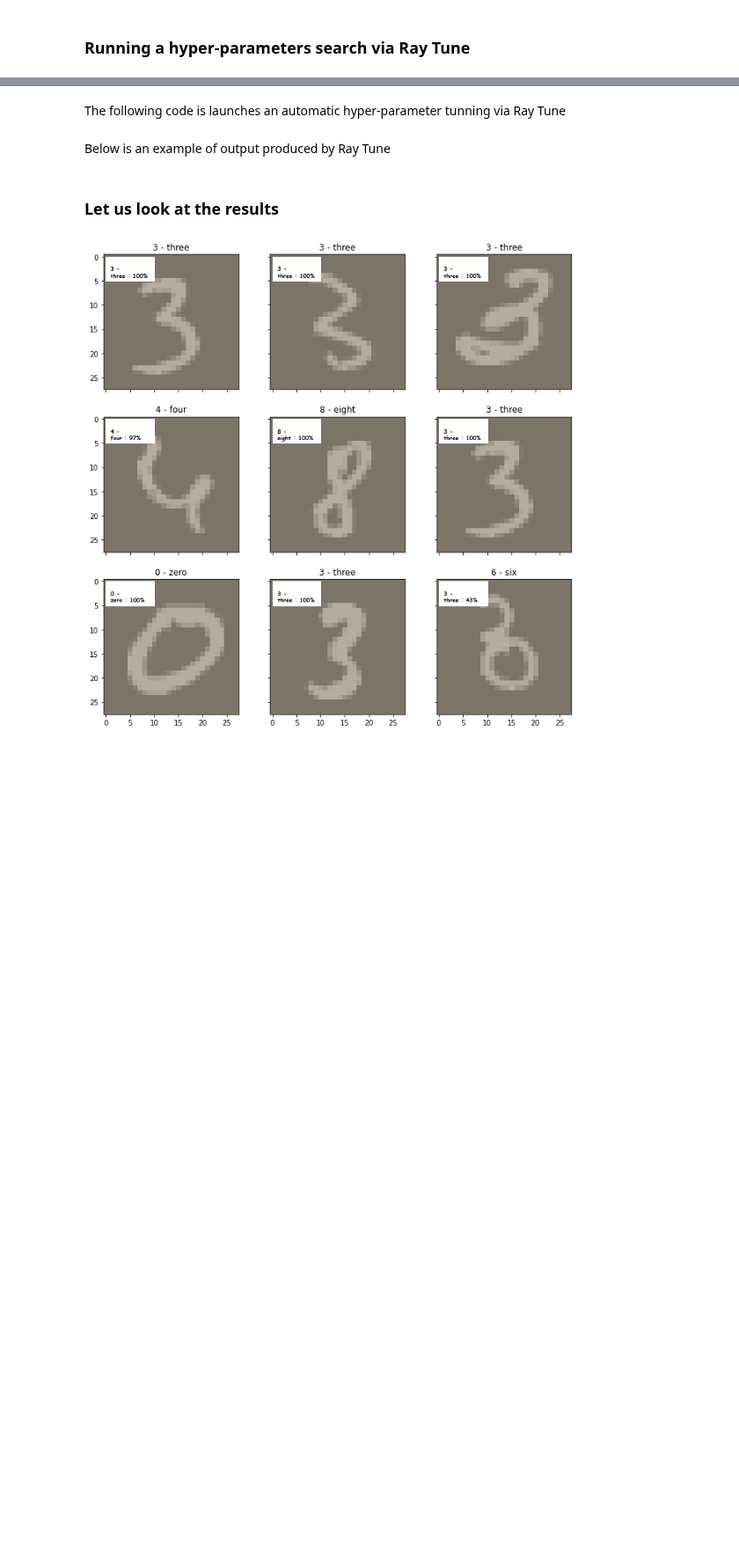
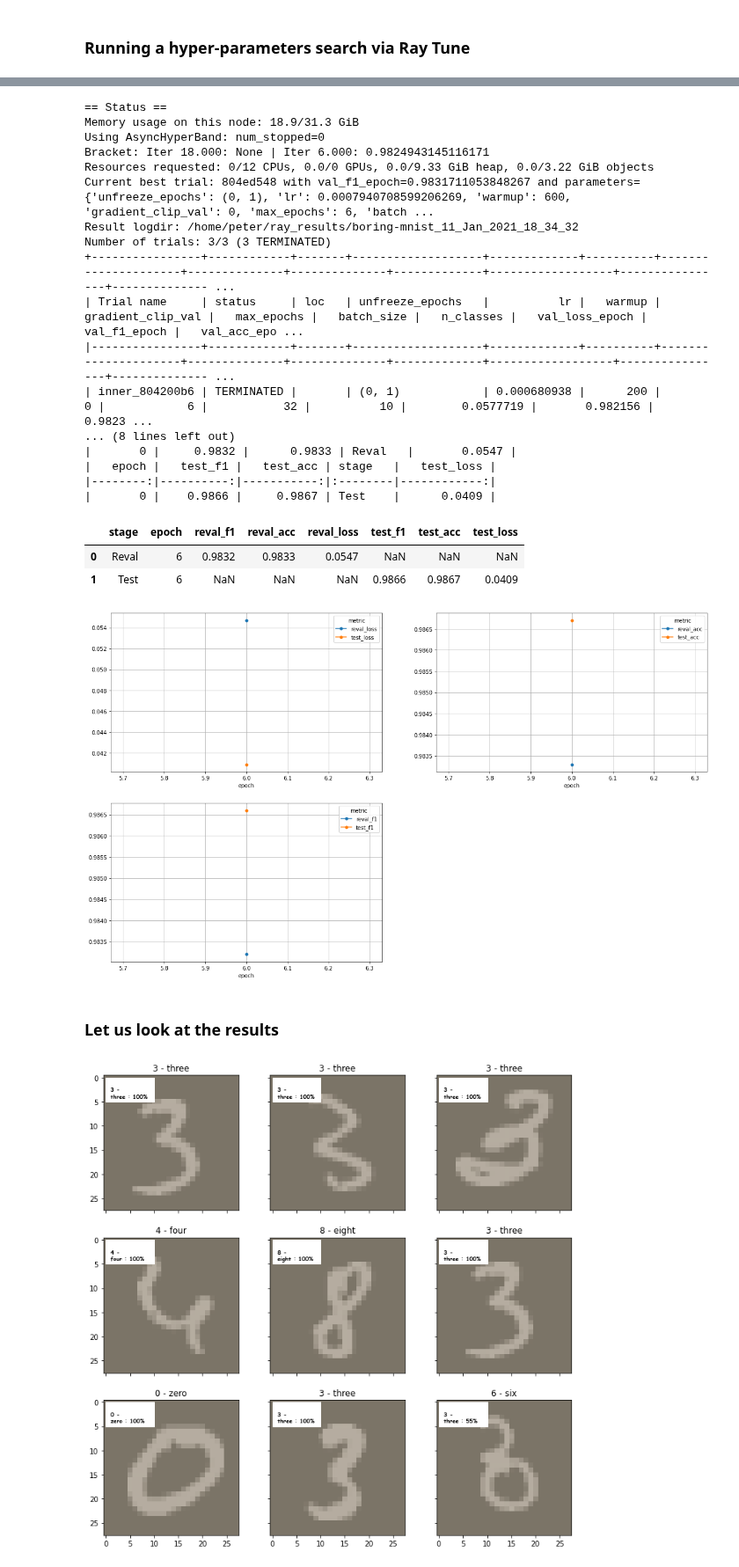
Before and after one commit to pgagarinov/pytorch-hyperlight, a Jupyter notebook: products/examples/boring_mnist.ipynb, the cells around one changed output, grey strips where cells are left out. Shown at 88% size. Saved outputs shown, nothing was run; the diff lists cells and outputs as text; code cells hidden in the pictures; blank space fills up the shorter version.

```diff
--- a/products/examples/boring_mnist.ipynb
+++ b/products/examples/boring_mnist.ipynb
@@ -366,10 +401,10 @@ TPU available: None, using: 0 TPU cores
 # %%
 SEARCH_SPACE_CONFIG = {
     "unfreeze_epochs": [0, 1],
-    "lr": tune.uniform(1e-5, 1e-4),
+    "lr": tune.uniform(1e-4, 1e-3),
     "warmup": tune.choice([200, 500, 600, 1000]),
     "gradient_clip_val": 0,
-    "max_epochs": tune.choice([10, 20, 30]),
+    "max_epochs": tune.choice([6]),
     "batch_size": tune.choice([16, 32, 64]),
     "n_classes": N_CLASSES,
 }
@@ -378,13 +413,11 @@ if FAST_DEV_RUN:
     SEARCH_SPACE_CONFIG["max_epochs"] = 2
     SEARCH_SPACE_CONFIG["batch_size"] = 32
 # %%
-if USAGE_MODE == "hyper-opt":
-    #
-    best_result = ptl_ray_runner.run_hyper_opt(
+if "hyper-opt" in USAGE_MODE_LIST:
+    best_result = runner.run_hyper_opt(
         LMODULE_CLASS,
         SEARCH_SPACE_CONFIG,
         TUNE_CONFIG,
     )
-
-    display(best_result["metrics"])
-    best_result["metrics"].plot()
+    best_result["metrics"].show_report()
+# %% [output]
@@ -391,7 +478,24 @@ if USAGE_MODE == "hyper-opt":
+== Status ==
+Memory usage on this node: 18.9/31.3 GiB
+Using AsyncHyperBand: num_stopped=0
+Bracket: Iter 18.000: None | Iter 6.000: 0.9824943145116171
+Resources requested: 0/12 CPUs, 0.0/0 GPUs, 0.0/9.33 GiB heap, 0.0/3.22 GiB objects
+Current best trial: 804ed548 with val_f1_epoch=0.9831711053848267 and parameters={'unfreeze_epochs': (0, 1), 'lr': 0.0007940708599206269, 'warmup': 600, 'gradient_clip_val': 0, 'max_epochs': 6, 'batch ...
+Result logdir: /home/peter/ray_results/boring-mnist_11_Jan_2021_18_34_32
+Number of trials: 3/3 (3 TERMINATED)
++----------------+------------+-------+-------------------+-------------+----------+---------------------+--------------+--------------+-------------+------------------+----------------+-------------- ...
+| Trial name     | status     | loc   | unfreeze_epochs   |          lr |   warmup |   gradient_clip_val |   max_epochs |   batch_size |   n_classes |   val_loss_epoch |   val_f1_epoch |   val_acc_epo ...
+|----------------+------------+-------+-------------------+-------------+----------+---------------------+--------------+--------------+-------------+------------------+----------------+-------------- ...
+| inner_804200b6 | TERMINATED |       | (0, 1)            | 0.000680938 |      200 |                   0 |            6 |           32 |          10 |        0.0577719 |       0.982156 |        0.9823 ...
+... (8 lines left out)
+|       0 |     0.9832 |      0.9833 | Reval   |       0.0547 |
+|   epoch |   test_f1 |   test_acc | stage   |   test_loss |
+|--------:|----------:|-----------:|:--------|------------:|
+|       0 |    0.9866 |     0.9867 | Test    |      0.0409 |
+|  | stage | epoch | reval_f1 | reval_acc | reval_loss | test_f1 | test_acc | test_loss |
+| 0 | Reval | 6 | 0.9832 | 0.9833 | 0.0547 | NaN | NaN | NaN |
+| 1 | Test | 6 | NaN | NaN | NaN | 0.9866 | 0.9867 | 0.0409 |
+[figure, added]
-# %% [markdown]
-The following code is launches an automatic hyper-parameter tunning via Ray Tune
-# %% [markdown]
-Below is an example of output produced by Ray Tune
 # %% [markdown]
 ### Let us look at the results
 # %%
```
Also changed, not shown: parts of 20 cells of this notebook, 28 other files.
